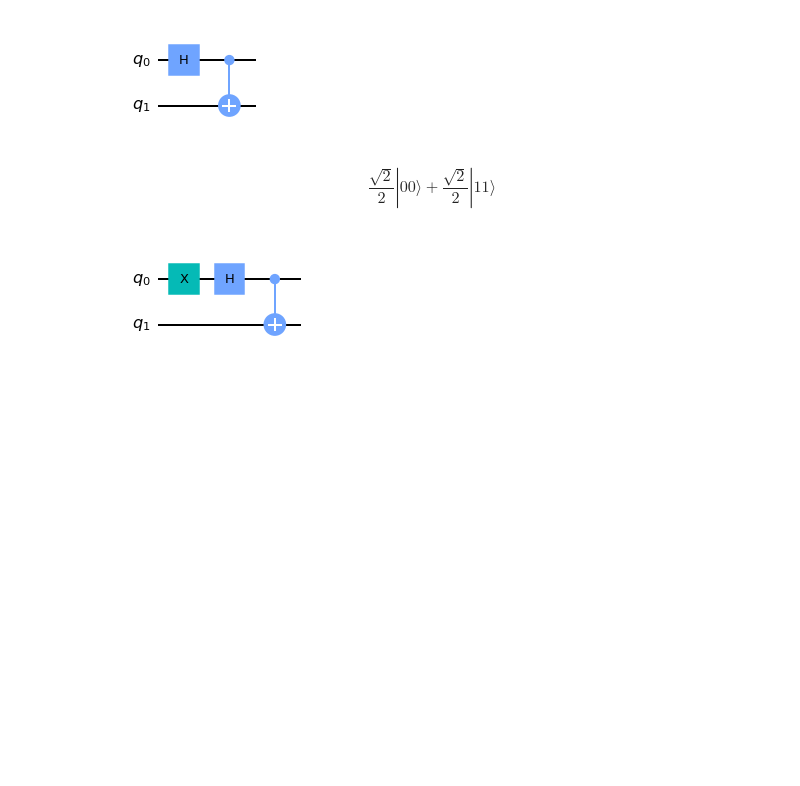
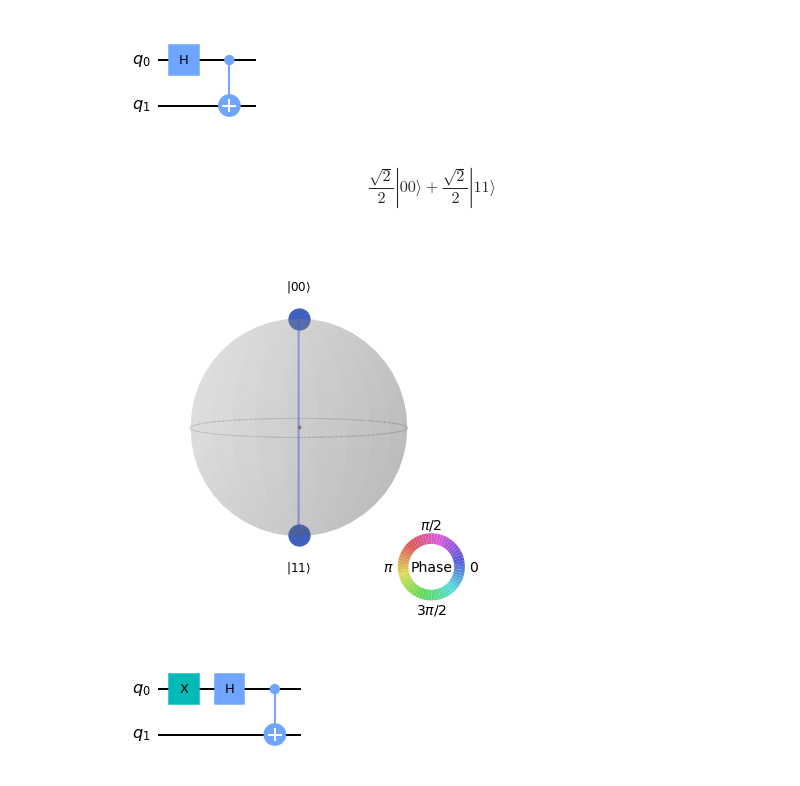
Before and after one commit to brunopacheco1/testing-qiskit, a Jupyter notebook: bell_states.ipynb, the cells around one changed output. Saved outputs shown, nothing was run; the diff lists cells and outputs as text; code cells hidden in the pictures; blank space fills up the shorter version.

Commit message:
Add draw(qsphere)

```diff
--- a/bell_states.ipynb
+++ b/bell_states.ipynb
@@ -14,6 +14,10 @@ state_bell_state_1 = state_bell_state_1.evolve(circuit_bell_state_1)
 state_bell_state_1.draw('latex')
 # %% [output]
 $$\frac{\sqrt{2}}{2} |00\rangle+\frac{\sqrt{2}}{2} |11\rangle$$
+# %%
+state_bell_state_1.draw('qsphere')
+# %% [output]
+[figure, added]
 # %%
 circuit_bell_state_2 = QuantumCircuit(2, 0)
 circuit_bell_state_2.x(0)
```
Also changed, not shown: parts of 3 cells of this notebook, 1 other file.
